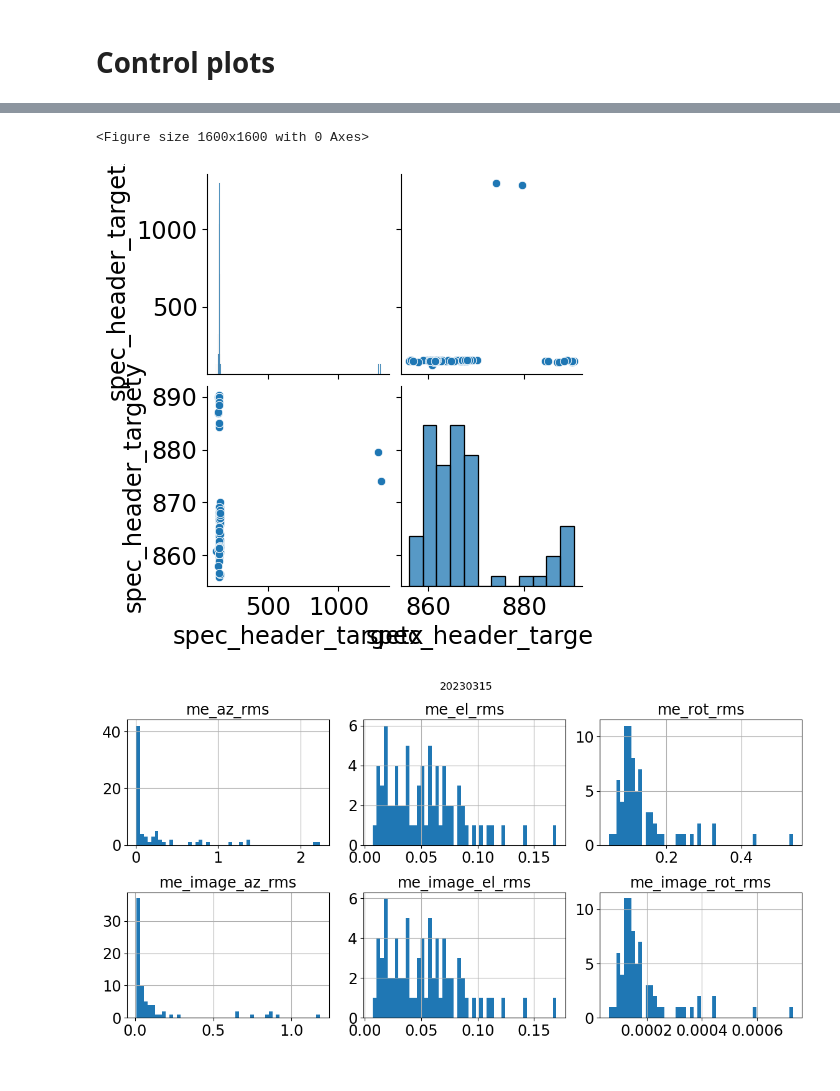
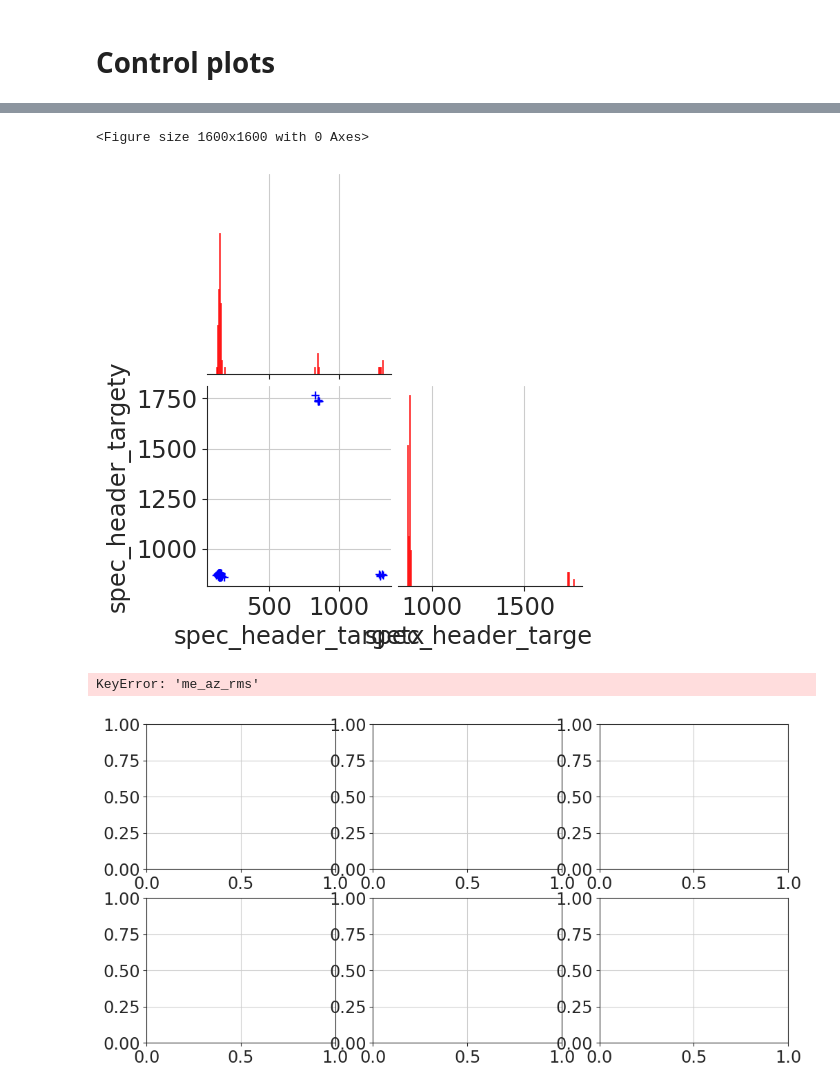
Before and after one commit to sylvielsstfr/AuxTelComm, a Jupyter notebook: notebooks_usdf/ExtractManySpectra/2023-04/AnaPandasFiles.ipynb, the cells around one changed output, grey strips where cells are left out. Cells and saved outputs as stored; diff of their text form; code cells hidden in the pictures.

```diff
--- a/notebooks_usdf/ExtractManySpectra/2023-04/AnaPandasFiles.ipynb
+++ b/notebooks_usdf/ExtractManySpectra/2023-04/AnaPandasFiles.ipynb
@@ -20,6 +21,7 @@ from matplotlib.colors import LogNorm
 import pandas as pd
 # %%
 import seaborn as sns
+sns.set_style("ticks",{'axes.grid' : True})
 # %%
 import matplotlib.ticker                         # here's where the formatter is
 import os
@@ -86,7 +88,7 @@ DateToRuncollection = {
 
 }
 # %%
-DATE = 20230315
+DATE = 20230228
 filterdispersername = "empty~holo4_003"
 # %%
 configmode = "PSF2DFFM_REBIN2"
@@ -120,0 +125,9 @@ df
+# %%
+chi2_fit_max = 25
+chi2_fit_min = 0
+
+d2ccd_max = 188
+d2ccd_min = 186.6
+
+pixshift_max = 0.3
+pixshift_min = -0.3
@@ -124,21 +141,29 @@ df
 fig = plt.figure(figsize=(12,6))
 axes = fig.subplots(2,2)
 all_names = ['spec_header_chi2_fit','spec_header_d2ccd','spec_header_pixshift']
+all_minval = [chi2_fit_min, d2ccd_min, pixshift_min ]
+all_maxval = [chi2_fit_max, d2ccd_max, pixshift_max ]
 
 for i, ax in enumerate(axes.flat):
     if i <=2:
         name = all_names[i]
         nbins=50
         values = df[name].values
-        ax.hist(values,bins=nbins)
+        ax.hist(values,bins=nbins,facecolor="blue")
         ax.set_title(name)
         ax.grid()
+        ax.xaxis.set_minor_locator(tck.AutoMinorLocator())
+        ax.axvline(all_minval[i],color="r")
+        ax.axvline(all_maxval[i],color="r")
+
     if i == 3:
         xval=df["spec_header_targetx"].values
         yval=df["spec_header_targety"].values
-        ax.scatter(xval,yval)
+        ax.scatter(xval,yval,color="blue")
         ax.set_xlabel("targetx")
         ax.set_ylabel("targety")
+        ax.xaxis.set_minor_locator(tck.AutoMinorLocator())
+        ax.yaxis.set_minor_locator(tck.AutoMinorLocator())
         ax.grid()
 plt.suptitle(DATE)
 plt.tight_layout()
@@ -158,28 +185,31 @@ plt.show()
 # %%
 plt.figure(figsize=(16,16))
-sns.pairplot(df_cut2)
+sns.pairplot(df_cut2,corner=True,plot_kws=dict(marker="+", linewidth=1,color="b"),
+             diag_kws=dict(color="r",fill=False),)
 plt.show()
 # %% [output]
 <Figure size 1600x1600 with 0 Axes>
-[figure, old version]
+[figure, new version]
 # %%
 fig = plt.figure(figsize=(12,6))
 axes = fig.subplots(2,3)
 all_names = ["me_az_rms","me_el_rms","me_rot_rms","me_image_az_rms","me_image_el_rms","me_image_rot_rms"]
 
 for i, ax in enumerate(axes.flat):
     name = all_names[i]
     nbins=50
     values =  df[name].values
-    ax.hist(values,bins=nbins)
+    ax.hist(values,bins=nbins,facecolor="blue")
     ax.set_title(name)
     ax.grid()
+    ax.xaxis.set_minor_locator(tck.AutoMinorLocator())
 
 plt.suptitle(DATE)
 plt.tight_layout()
 plt.show()
 # %% [output]
+KeyError: 'me_az_rms'
-[figure, old version]
+[figure, new version]
 # %%
 df_cut3 =df[all_names]
 # %%
```
Also changed, not shown: parts of 12 cells of this notebook, 1 other file.
